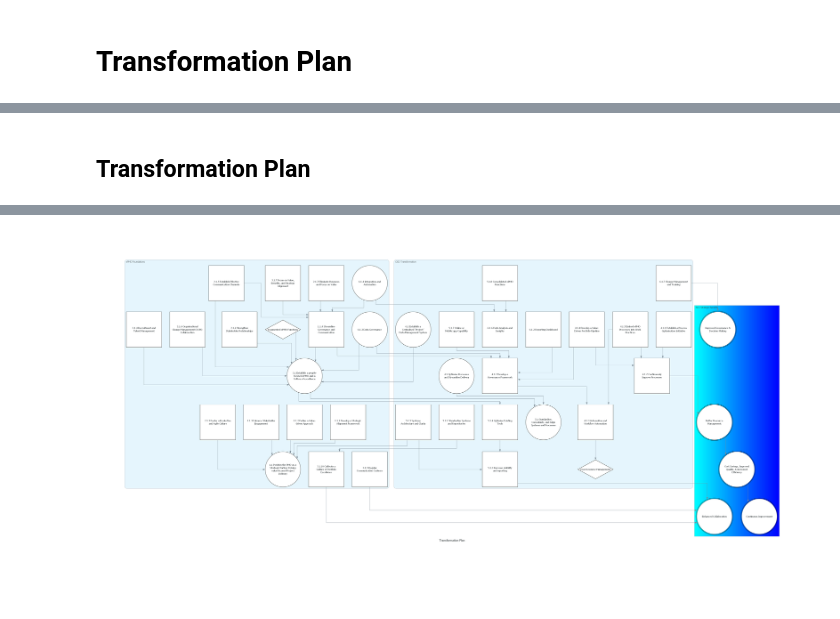
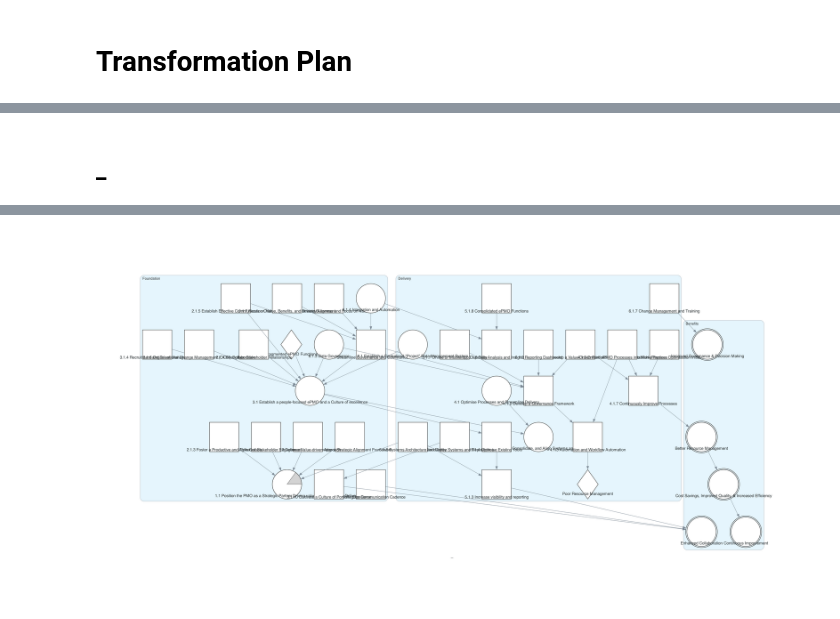
Before and after one commit to 7ft10/C4ArchitectureExamples, a Jupyter notebook: TransformationPlan.ipynb, the cells around one changed output, grey strips where cells are left out. Saved outputs shown, nothing was run; the diff lists cells and outputs as text; code cells hidden in the pictures.

```diff
--- a/TransformationPlan.ipynb
+++ b/TransformationPlan.ipynb
@@ -40,58 +72,43 @@ style_measured_outcome = { "shape": "doublecircle", "style": "filled", "fillcolo
 # %%
 from IPython.display import display, Markdown
 from diagrams import Diagram, Node, Group, Cluster
+from graphviz2drawio import graphviz2drawio
+import xml.etree.ElementTree as ET
 
 settings = { **default_settings, **{
-  "name": "Transformation Plan",
+  "filename": "TransformationPlan",
+  "name": "_",
   "direction": "TB"
 }}
 
 with Diagram(**settings) as diagram:
 
-  with Cluster("ePMO Foundations", graph_attr = {"newrank": "True", "rect": "0,0!, 100,100"}):
+  with Cluster("Foundation", graph_attr=style_cluster):
 
-    _1_1 = Node(f("1.1 Position the PMO as a Strategic Partner Driving value-focused Project Delivery"), **style_outcome)
+    _R_1 = Node(f("Fragmented ePMO Functions"), **style_risk)
+
+    _1_1 = Node(f("1.1 Position the PMO as a Strategic Partner Driving value-focused Project Delivery"), **{ **style_outcome, **{ "style": "wedged", "fillcolor":"lightgray;0.15:white" }})
     _1_1_1 = Node(f("1.1.1 Develop a Strategic Alignment Framework"), **style_activity)
     _1_1_2 = Node(f("1.1.2 Define a Value-driven Approach"), **style_activity)
     _1_1_3 = Node(f("1.1.3 Enhance Stakeholder Engagement"), **style_activity)
     _1_1_4 = Node(f("1.1.4 Streamline Governance and Communication"), **style_activity)
-    #_1_1_5 = Node(f("1.1.5 Establish Value Assurance Processes"), **style_activity)
-    #_1_1_6 = Node(f("1.1.6 Explore Opportunities for Collaboration"), **style_activity)
 
-    _R_1 = Node(f("Fragmented ePMO Functions"), **style_risk)
-
-    #_1_R_1 = Node(f("Misalignment with Business Strategy"), **style_risk)
-    #_1_R_2 = Node(f("Lack of Value Delivery"), **style_risk)
-    #_1_R_3 = Node(f("Poor Stakeholder Engagement"), **style_risk)
-    #_1_R_4 = Node(f("Inefficient Governance and Decision-Making"), **style_risk)
-    #_1_R_5 = Node(f("Limited Value Assurance"), **style_risk)
-    #_1_R_6 = Node(f("Missed Collaboration Opportunities"), **style_risk)
-
-    #_2_1 = Node(f("2.1 Foster a positive organisational culture, strong stakeholder engagement, and improved project delivery outcomes"), **style_outcome)
-    #_2_1_1 = Node(f("2.1.1 Develop and Communicate a Clear Value Proposition"), **style_activity)
-    #_2_1_2 = Node(f("2.1.2 Establish a New Organisational Structure"), **style_activity)
     _2_1_3 = Node(f("2.1.3 Foster a Productive and Agile Culture"), **style_activity)
     _2_1_4 = Node(f("2.1.4 Strengthen Stakeholder Relationships"), **style_activity)
     _2_1_5 = Node(f("2.1.5 Establish Effective Communication Channels"), **style_activity)
-    #_2_1_6 = Node(f("2.1.6 Emphasise Organisational Trust and Engagement"), **style_activity)
     _2_1_7 = Node(f("2.1.7 Eliminate Busyness and Focus on Value"), **style_activity)
 
     _3_1 = Node(f("3.1 Establish a people-focused ePMO and a Culture of excellence"), **style_outcome)
-    #_3_1_1 = Node(f("3.1.1 Develop a Comprehensive Governance Structure"), **style_activity)
-    #_3_1_2 = Node(f("3.1.2 Stakeholder Engagement and Trust Building"), **style_activity)
-    #_3_1_3 = Node(f("3.1.3 Executive Learning and Awareness"), **style_activity)
     _3_1_4 = Node(f("3.1.4 Recruitment and Talent Management"), **style_activity)
-    #_3_1_5 = Node(f("3.1.5 Enhanced Communication and Information Sharing"), **style_activity)
     _3_1_6 = Node(f("3.1.6 Organisational Change Management (OCM) Collaboration"), **style_activity)
     _3_1_7 = Node(f("3.1.7 Focus on Value, Benefits, and Strategy Alignment"), **style_activity)
-    #_3_1_8 = Node(f("3.1.8 Customer Focus and Project Culture"), **style_activity)
     _3_1_9 = Node(f("3.1.9 Regular Communication Cadence"), **style_activity)
     _3_1_10 = Node(f("3.1.10 Cultivate a Culture of Portfolio Excellence"), **style_activity)
 
     _6_1_3 = Node(f("6.1.3 Data Governance"), **style_outcome)
     _6_1_4 = Node(f("6.1.4 Integration and Automation"), **style_outcome)
 
-  with Group("OSD Transformation", graph_attr = {"newrank": "True", "rect": "0,0!, 100,100"}):
+  with Cluster("Delivery", graph_attr=style_cluster):
 
     _4_1 = Node(f("4.1 Optimise Processes and Streamline Delivery"), **style_outcome)
     _4_1_1 = Node(f("4.1.1 Establish a Process Optimisation Initiative"), **style_activity)
@@ -99,35 +116,24 @@ with Diagram(**settings) as diagram:
     _4_1_3 = Node(f("4.1.3 Automation and Workflow Automation"), **style_activity)
     _4_1_4 = Node(f("4.1.4 Develop a Value-Driven Portfolio Pipeline"), **style_activity)
     _4_1_5 = Node(f("4.1.5 Embed ePMO Processes into Work Practices"), **style_activity)
-    #_4_1_6 = Node(f("4.1.6 Enhance Assurance and Visibility"), **style_activity)
     _4_1_7 = Node(f("4.1.7 Continuously Improve Processes"), **style_activity)
 
     _5_1 = Node(f("5.1 Standardise, Consolidate, and Align Systems and Processes"), **style_outcome)
     _5_1_1 = Node(f("5.1.1 Standardise Systems and Repositories"), **style_activity)
-    #_5_1_2 = Node(f("5.1.2 Integration and Alignment"), **style_activity)
     _5_1_3 = Node(f("5.1.3 Increase visibility and reporting"), **style_activity)
     _5_1_4 = Node(f("5.1.4 Optimise Existing Tools"), **style_activity)
     _5_1_5 = Node(f("5.1.5 Systems Architecture and Clarity"), **style_activity)
-    #_5_1_6 = Node(f("5.1.6 Standardised Frameworks and Tools"), **style_activity)
     _5_1_7 = Node(f("5.1.7 Online or Mobile/app Capability"), **style_activity)
     _5_1_8 = Node(f("5.1.8 Consolidated ePMO Functions"), **style_activity)
 
     _6_1 = Node(f("6.1 Establish a Centralised “Project” Data Management System"), **style_outcome)
-    #_6_1_1 = Node(f("6.1.1 Data Repository"), **style_activity)
     _6_1_2 = Node(f("6.1.2 Reporting Dashboard"), **style_activity)
-    #_6_1_5 = Node(f("6.1.5 Resource Management"), **style_activity)
     _6_1_6 = Node(f("6.1.6 Data Analysis and Insights"), **style_activity)
     _6_1_7 = Node(f("6.1.7 Change Management and Training"), **style_activity)
 
-    #_6_R_1 = Node(f("Data Inaccuracy and Inconsistency"), **style_risk)
-    #_6_R_2 = Node(f("Lack of Transparency and Visibility"), **style_risk)
     _6_R_3 = Node(f("Poor Resource Management"), **style_risk)
-    #_6_R_4 = Node(f("Limited Decision-Making Insights"), **style_risk)
-    #_6_R_5 = Node(f("Increased Administrative Burden"), **style_risk)
-    #_6_R_6 = Node(f("Missed Opportunities for Improvement"), **style_risk)
-    #_6_R_7 = Node(f("Limited Stakeholder Engagement"), **style_risk)
 
-  with Group("BCC Strategic Benefits", graph_attr = {"newrank": "False", "rect": "0,0!, 100,100!", "style": "filled", "fillcolor": "cyan:blue", "gradientangle": "0"}):
+  with Group("Benefits", graph_attr=style_cluster):
 
     _B_1 = Node(f("Enhanced Collaboration"), **style_measured_outcome)
     _B_2 = Node(f("Continuous Improvement"), **style_measured_outcome)
@@ -141,7 +147,6 @@ with Diagram(**settings) as diagram:
   [_1_1_4, _5_1_7, _6_1_3, _6_1_2, _4_1_4] >> _4_1_2
   [_3_1] >> _5_1_4
   [_3_1, _4_1] >> _5_1
-  [_5_1_7, _6_1_3, _6_1_2, _4_1_4] >> _4_1_2
   [_5_1_5, _5_1_4] >> _5_1_3
   [_4_1_2] >> _4_1_3
   [_5_1_1] >> _3_1_10
@@ -158,5 +163,25 @@ with Diagram(**settings) as diagram:
 
 display(Markdown("## " + settings["name"]))
 display(diagram)
+
+output = os.getcwd() + "/" + settings['filename'] + ".drawio"
+
+#dt = diagram.dot.source
+dt = "digraph G { " + ' '.join(diagram.dot.body) + " \n }"  ## diagram.dot.source doesn't work for some reason
+
+xml = graphviz2drawio.convert(dt)
+model = ET.fromstring(xml)
+
+diagram = ET.Element("diagram")
+diagram.insert(0, model)
+
+mxfile = ET.Element("mxfile")
+mxfile.insert(0, diagram)
+
+tree = ET.ElementTree(mxfile)
+
+if os.path.isfile(output):
+  os.remove(output)
+tree.write(output)
 # %% [output]
-## Transformation Plan
+## _
@@ -163 +205 @@ display(diagram)
-[figure, old version]
+[figure, new version]
```
Also changed, not shown: parts of 4 cells of this notebook, 11 other files.
